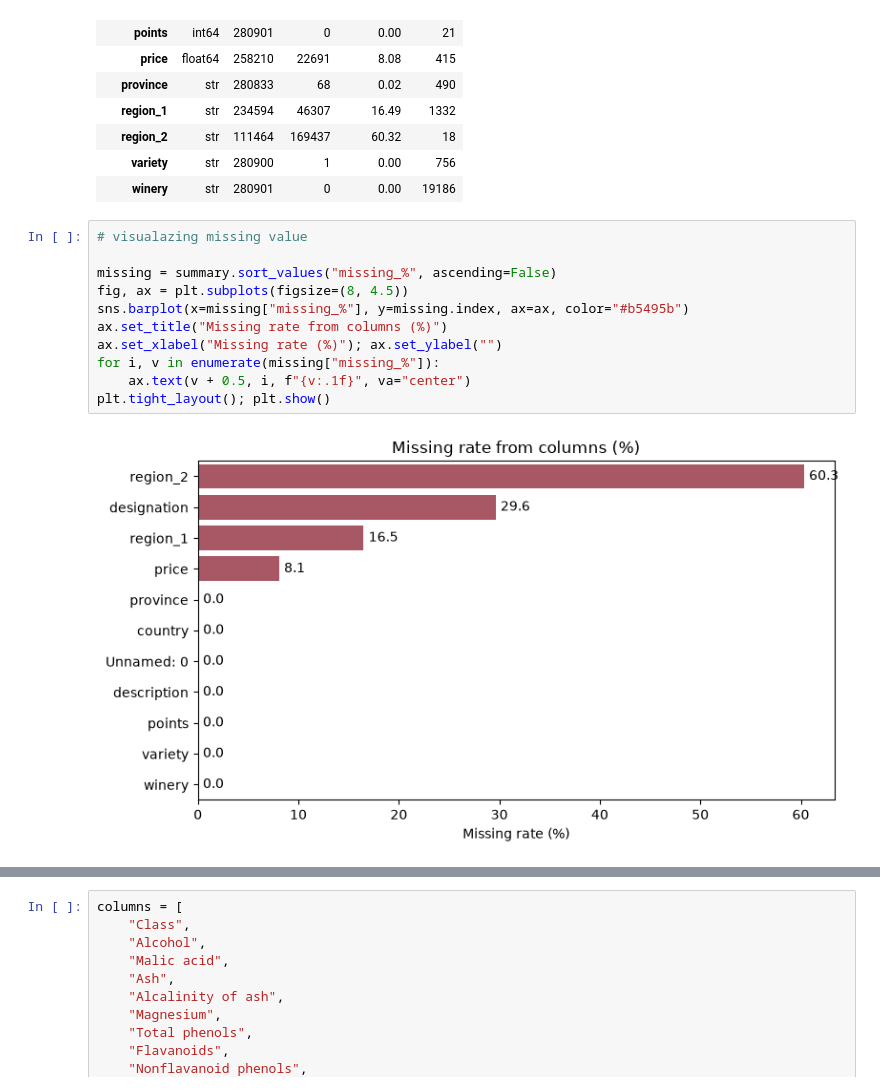
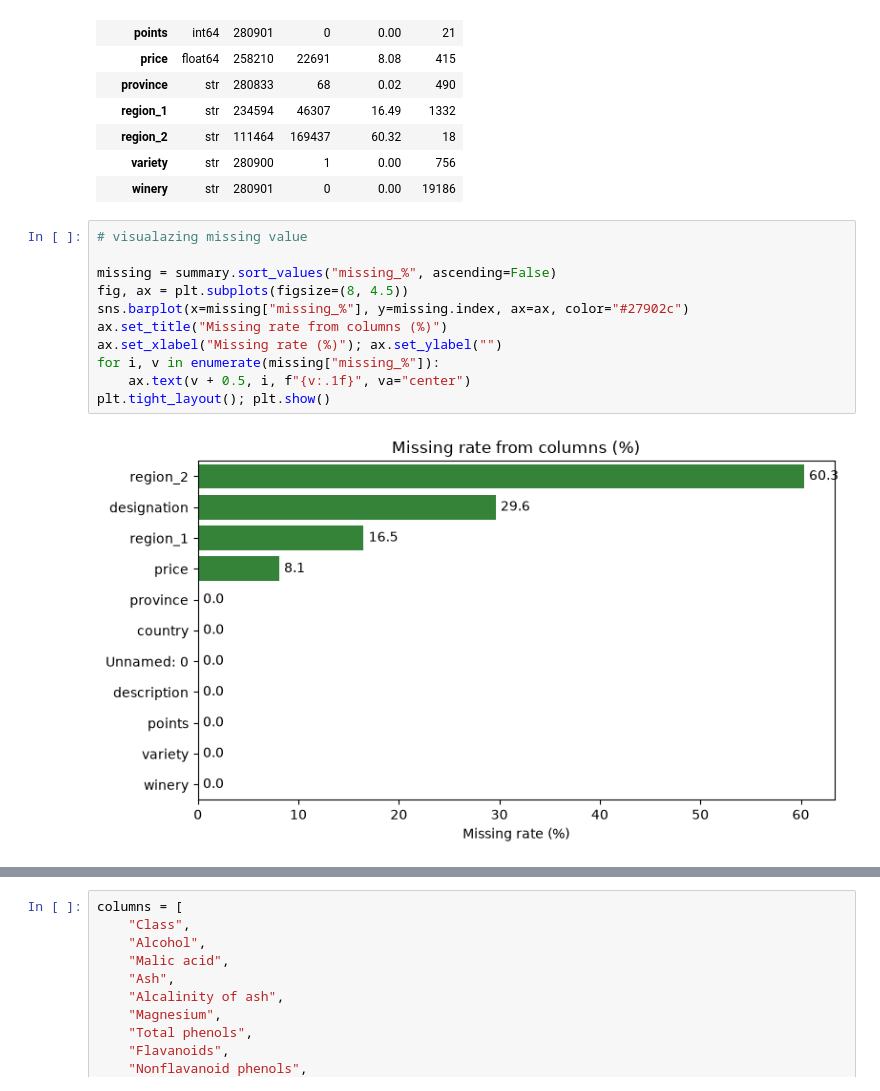
Before and after one commit to AUstundagx/Wine-Quality-Prediction, a Jupyter notebook: notebooks/data.ipynb, the cells around one changed output, grey strips where cells are left out. Cells and saved outputs as stored; diff of their text form.

```diff
--- a/notebooks/data.ipynb
+++ b/notebooks/data.ipynb
@@ -68,13 +68,13 @@ summary
 # %%
 # visualazing missing value
 
 missing = summary.sort_values("missing_%", ascending=False)
 fig, ax = plt.subplots(figsize=(8, 4.5))
-sns.barplot(x=missing["missing_%"], y=missing.index, ax=ax, color="#b5495b")
+sns.barplot(x=missing["missing_%"], y=missing.index, ax=ax, color="#27902c")
 ax.set_title("Missing rate from columns (%)")
 ax.set_xlabel("Missing rate (%)"); ax.set_ylabel("")
 for i, v in enumerate(missing["missing_%"]):
     ax.text(v + 0.5, i, f"{v:.1f}", va="center")
 plt.tight_layout(); plt.show()
 # %% [output]
-[figure, old version]
+[figure, new version]
```
Also changed, not shown: parts of 3 cells of this notebook.
